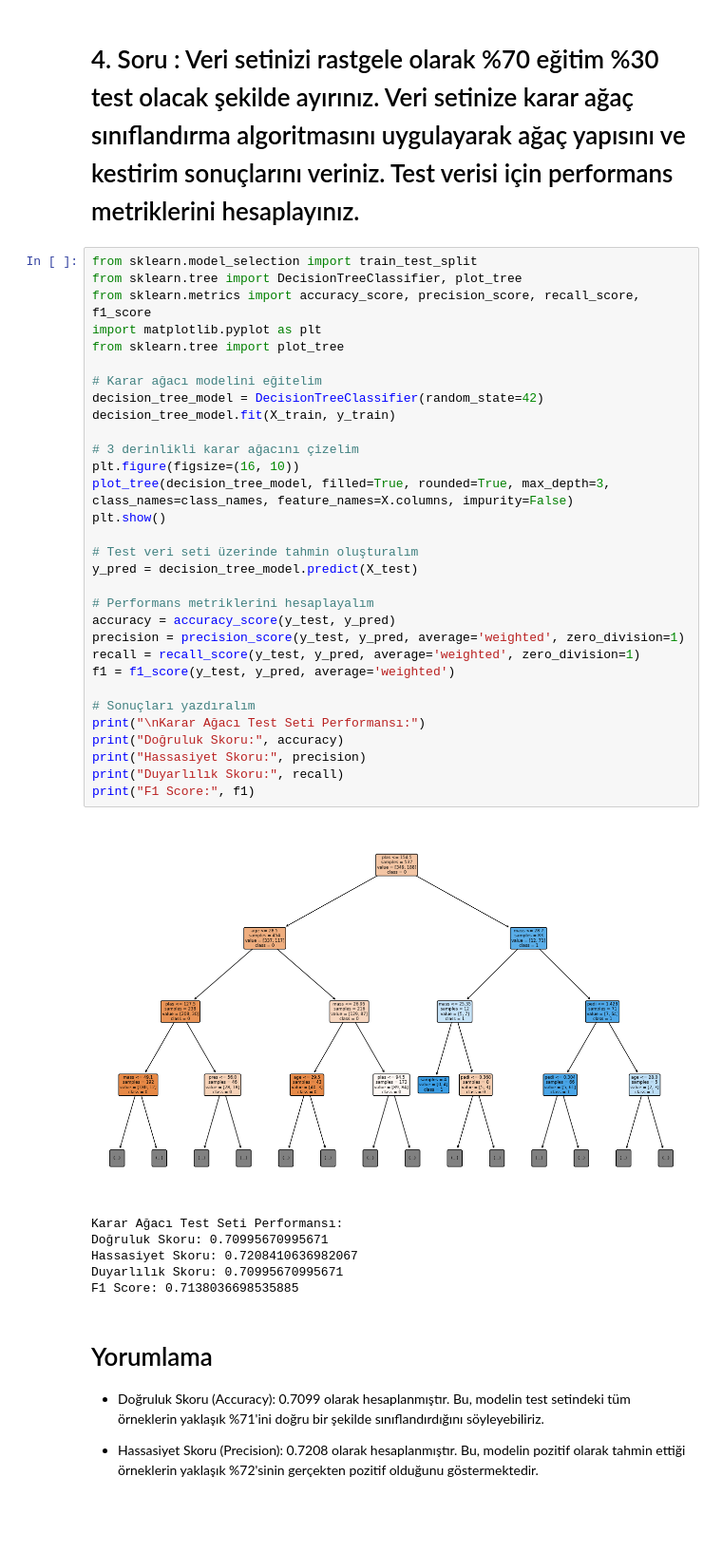
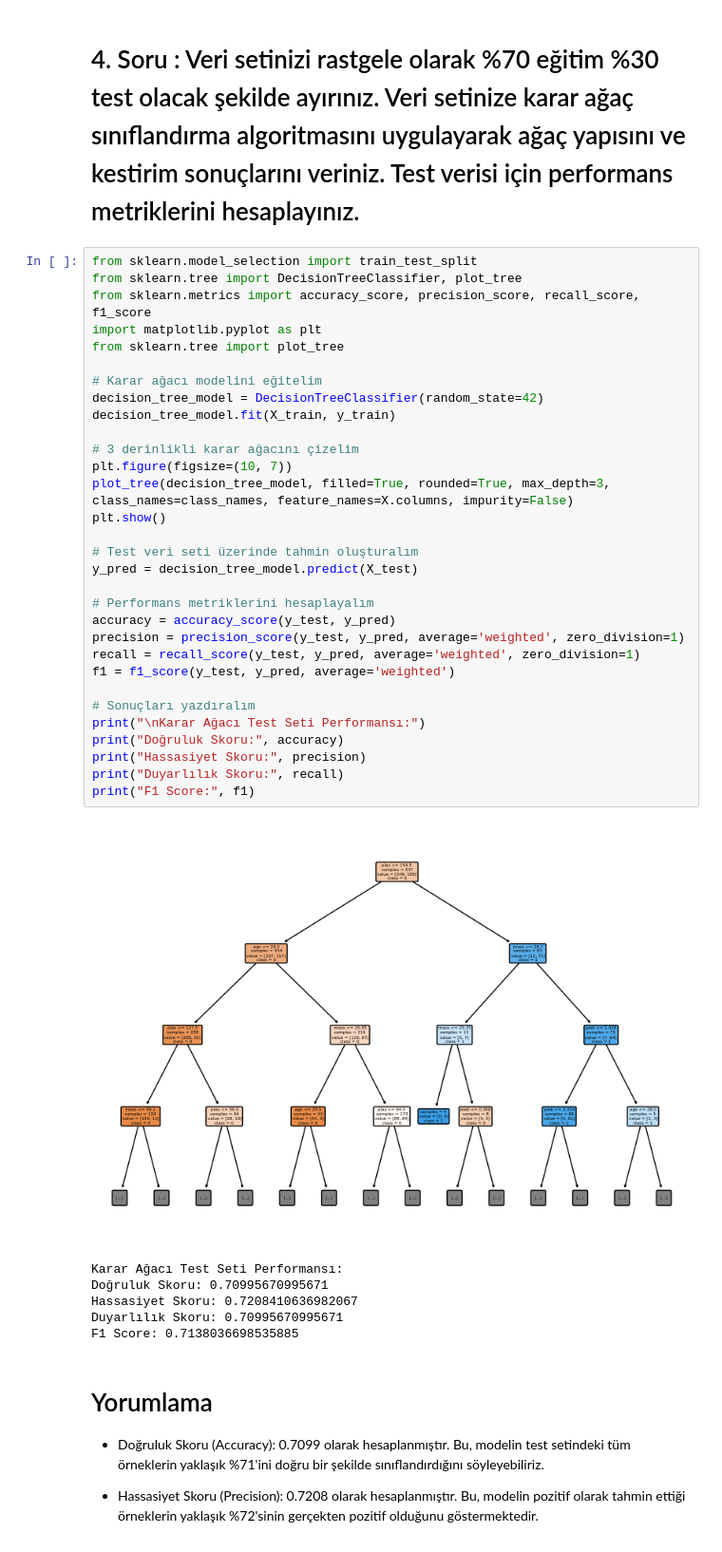
Before and after one commit to rmynzl/calismalarim, a Jupyter notebook: makine_öğrenmesi_vize.ipynb, the cells around one changed output. Shown: that part at 95% size. Saved outputs shown, nothing was run; the diff lists cells and outputs as text; blank space fills up the shorter version.

```diff
--- a/makine_öğrenmesi_vize.ipynb
+++ b/makine_öğrenmesi_vize.ipynb
@@ -241,35 +242,35 @@ Doğruluk Skoru: 0.7316017316017316
 from sklearn.model_selection import train_test_split
 from sklearn.tree import DecisionTreeClassifier, plot_tree
 from sklearn.metrics import accuracy_score, precision_score, recall_score, f1_score
 import matplotlib.pyplot as plt
 from sklearn.tree import plot_tree
 
 # Karar ağacı modelini eğitelim
 decision_tree_model = DecisionTreeClassifier(random_state=42)
 decision_tree_model.fit(X_train, y_train)
 
 # 3 derinlikli karar ağacını çizelim
-plt.figure(figsize=(16, 10))
+plt.figure(figsize=(10, 7))
 plot_tree(decision_tree_model, filled=True, rounded=True, max_depth=3, class_names=class_names, feature_names=X.columns, impurity=False)
 plt.show()
 
 # Test veri seti üzerinde tahmin oluşturalım
 y_pred = decision_tree_model.predict(X_test)
 
 # Performans metriklerini hesaplayalım
 accuracy = accuracy_score(y_test, y_pred)
 precision = precision_score(y_test, y_pred, average='weighted', zero_division=1)
 recall = recall_score(y_test, y_pred, average='weighted', zero_division=1)
 f1 = f1_score(y_test, y_pred, average='weighted')
 
 # Sonuçları yazdıralım
 print("\nKarar Ağacı Test Seti Performansı:")
 print("Doğruluk Skoru:", accuracy)
 print("Hassasiyet Skoru:", precision)
 print("Duyarlılık Skoru:", recall)
 print("F1 Score:", f1)
 # %% [output]
-[figure, old version]
+[figure, new version]
 Karar Ağacı Test Seti Performansı:
 Doğruluk Skoru: 0.70995670995671
 Hassasiyet Skoru: 0.7208410636982067
```
Also changed, not shown: parts of 5 cells of this notebook.
